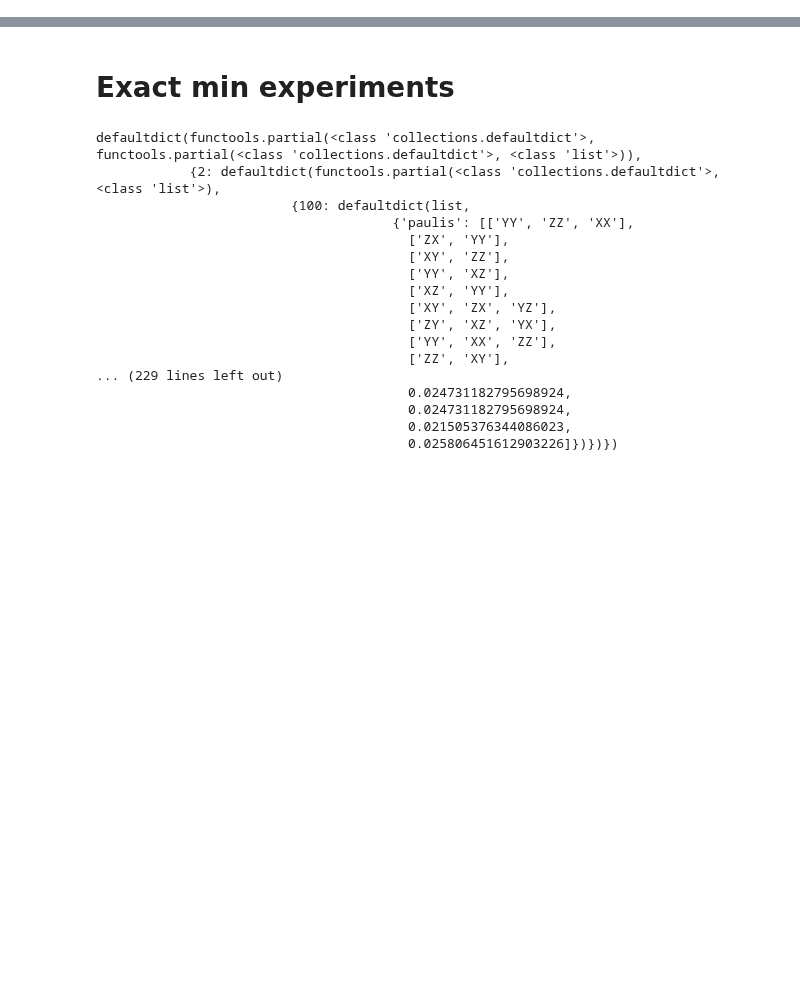
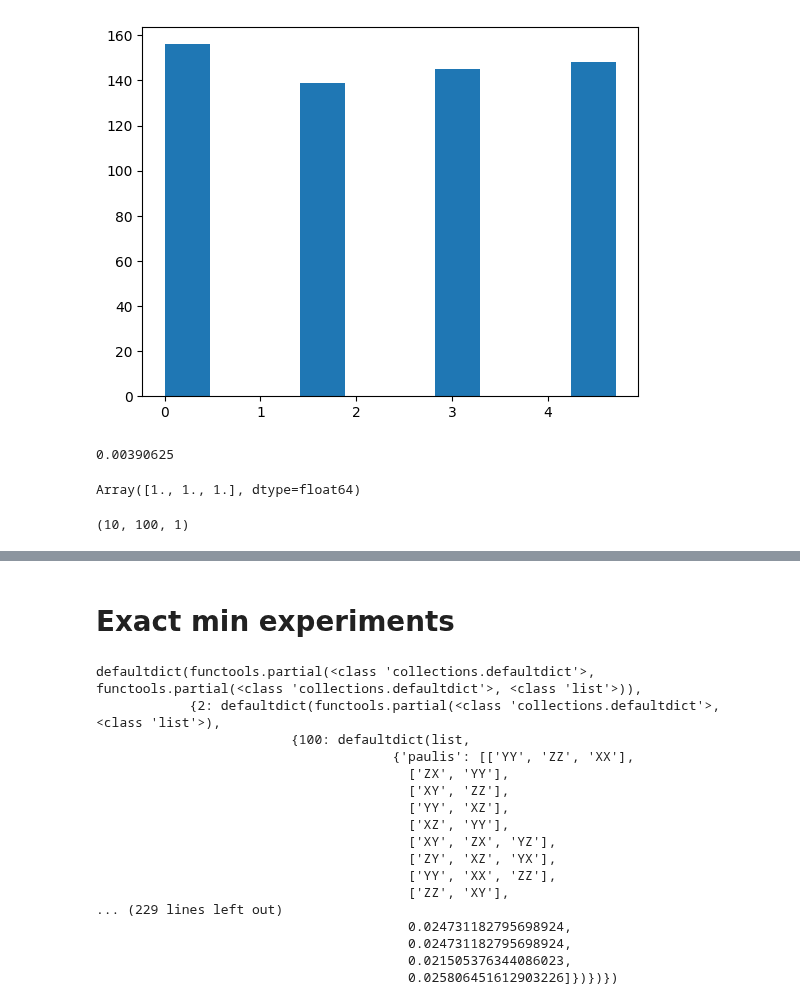
Before and after one commit to idnm/barren_traps, a Jupyter notebook: barren_traps.ipynb, the cells around one changed output, grey strips where cells are left out. Drawn from its saved outputs; the diff is of its cells as text; code cells hidden in the pictures; blank space fills up the shorter version.

Commit message:
Tack depdendent paulis.

```diff
--- a/barren_traps.ipynb
+++ b/barren_traps.ipynb
@@ -10,0 +43,10 @@ from traps import LocalVQA
+# %%
+num_qubits = 8
+num_layers = 500
+
+vqa = LocalVQA(num_qubits, num_layers)
+observables = all_one_body_pauli(num_qubits)+all_two_body_pauli(num_qubits)
+# %%
+num_test_clifford_points = max(10, 10 * int(2 ** num_qubits / len(observables)))
+rng = np.random.default_rng(41)
+fixed_paulis, x, i_fixed = ExactMinExperiment.propose_exact_minimum(vqa, observables, num_test_clifford_points, rng)
@@ -10,0 +110,14 @@ from traps import LocalVQA
+# %%
+plt.hist(x[i_fixed]);
+# %% [output]
+[figure, added]
+# %%
+2**-num_qubits
+# %% [output]
+0.00390625
+# %%
+y = rng.uniform(size=vqa.num_parameters)
+y[i_fixed] = x[i_fixed]
+vqa.expval([remaining_observables[i] for i in np.where(vals > 1e-5)[0]])(y)
+# %% [output]
+Array([1., 1., 1.], dtype=float64)
@@ -10,0 +143,4 @@ from traps import LocalVQA
+# %%
+grad_shift.shape
+# %% [output]
+(10, 100, 1)
```
Also changed, not shown: parts of 30 cells of this notebook, 3 other files.
